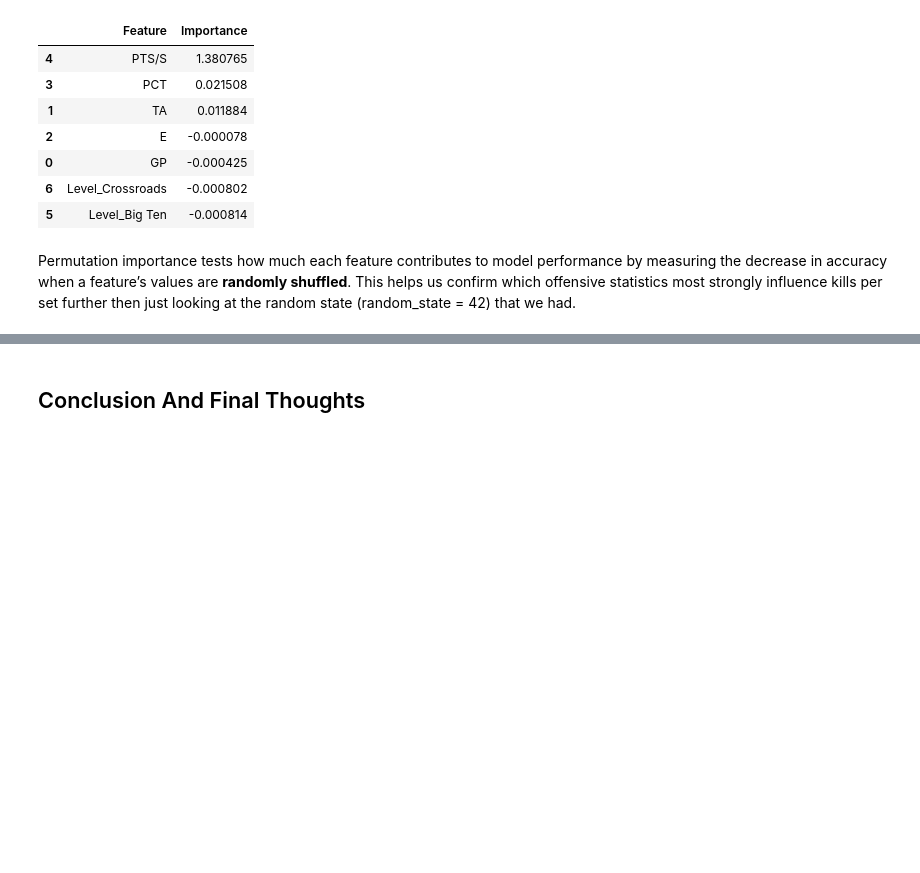
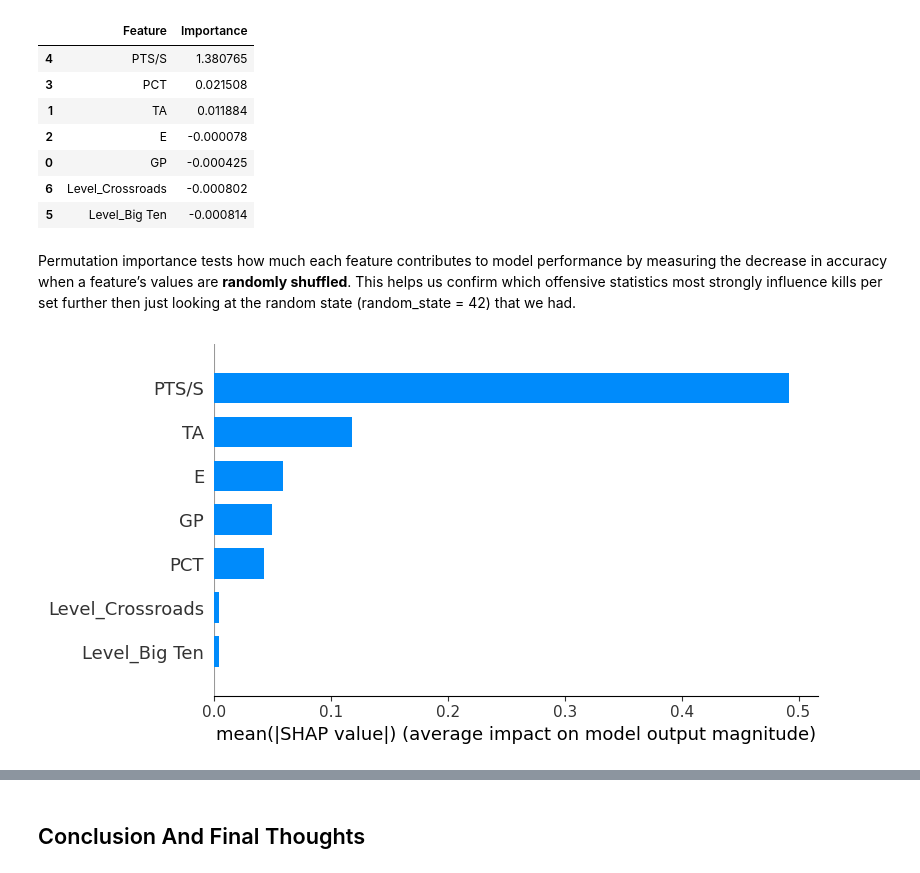
Before and after one commit to RaimeyOwens/DATA-301-Final, a Jupyter notebook: DATA301.ipynb, the cells around one changed output, grey strips where cells are left out. Drawn from its saved outputs; the diff is of its cells as text; code cells hidden in the pictures; blank space fills up the shorter version.

```diff
--- a/DATA301.ipynb
+++ b/DATA301.ipynb
@@ -450,3 +451,10 @@ perm_df
 | 5 | Level_Big Ten | -0.000814 |
 # %% [markdown]
 Permutation importance tests how much each feature contributes to model performance by measuring the decrease in accuracy when a feature’s values are <b>randomly shuffled</b>. This helps us confirm which offensive statistics most strongly influence kills per set further then just looking at the random state (random_state = 42) that we had.
+# %%
+#Using Shap
+explainer_lr = shap.Explainer(lr, X_test)
+shap_values_lr = explainer_lr(X_test)
+shap.summary_plot(shap_values_lr, X_test, plot_type="bar")
+# %% [output]
+[figure, added]
```
Also changed, not shown: parts of 4 cells of this notebook.
